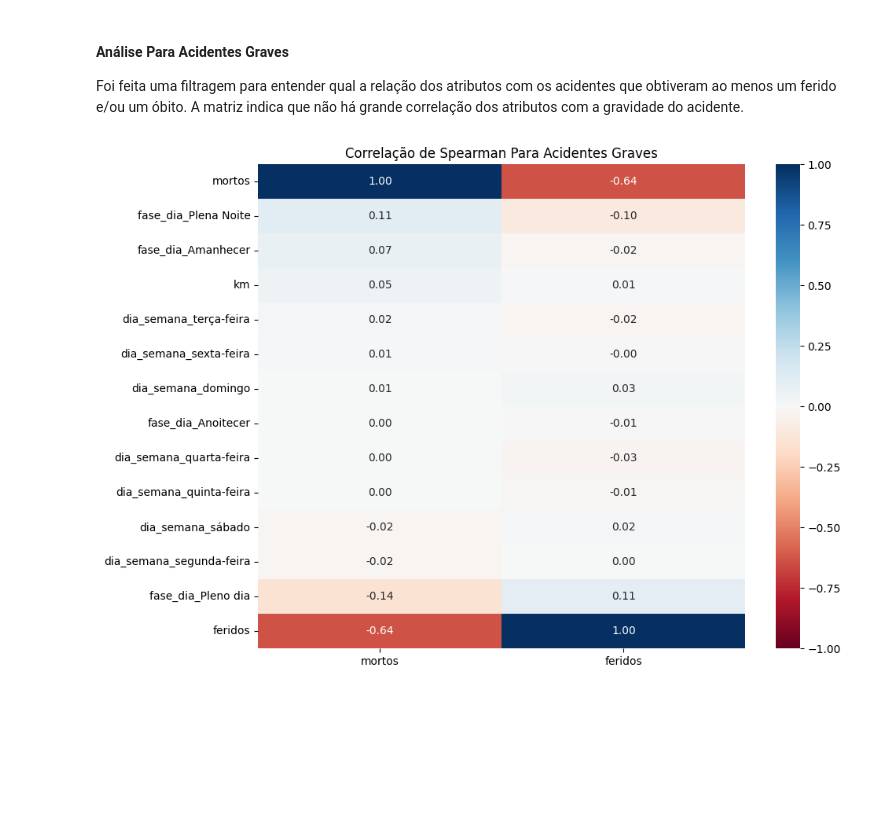
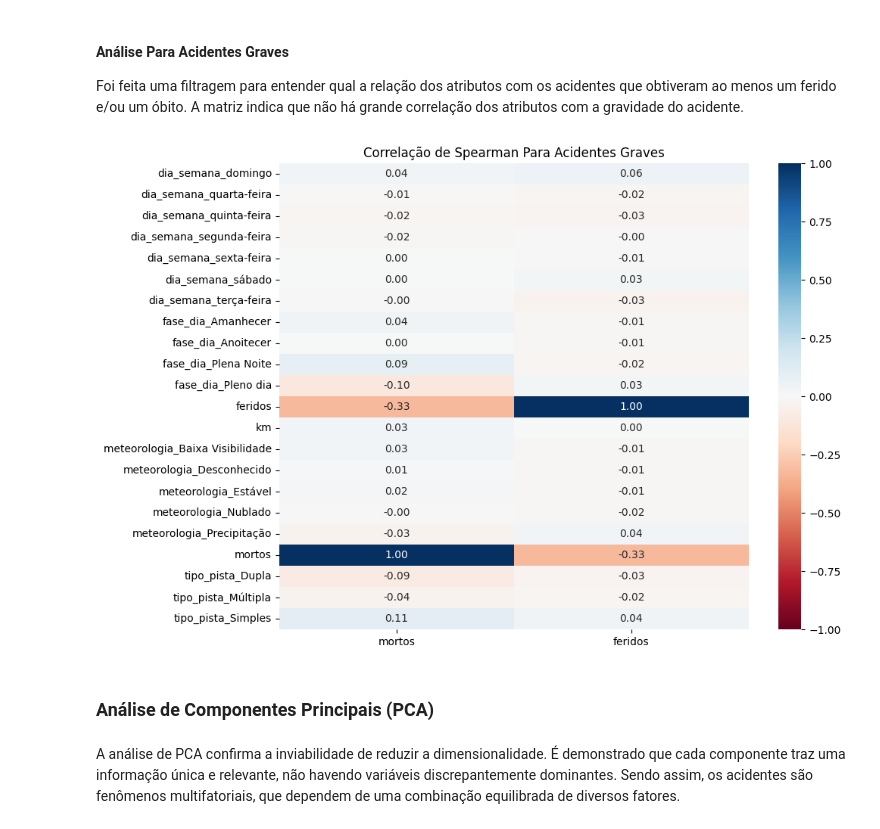
Before and after one commit to mmesqigor/Padroes-de-Acidentes-de-Transito-no-Brasil, a Jupyter notebook: index.ipynb, the cells around one changed output. Drawn from its saved outputs; the diff is of its cells as text; code cells hidden in the pictures; blank space fills up the shorter version.

```diff
--- a/index.ipynb
+++ b/index.ipynb
@@ -76,0 +73,22 @@ colunas inutilizadas foram retiradas
+# %%
+mapa_clima = {
+    "Céu Claro": "Estável",
+    "Sol": "Estável",
+    "Vento": "Estável",
+
+    "Nublado": "Nublado",
+
+    "Chuva": "Precipitação",
+    "Garoa/Chuvisco": "Precipitação",
+    "Granizo": "Precipitação",
+    "Neve": "Precipitação",
+
+    "Nevoeiro/Neblina": "Baixa Visibilidade",
+
+    "Ignorado": "Desconhecido",
+}
+
+df["meteorologia"] = (
+    df["condicao_metereologica"]
+    .map(mapa_clima)
+)
@@ -138,7 +158,9 @@ categoricas = [
     'dia_semana',
     'causa_acidente',
     'tipo_acidente',
-    'fase_dia'
+    'fase_dia',
+    'tipo_pista',
+    'meteorologia'
 ]
 
 df_encoded = pd.get_dummies(df_sample, columns=categoricas, drop_first=False)
@@ -354,16 +396,22 @@ Foi feita uma filtragem para entender qual a relação dos atributos com os acid
 # %%
 df_com_vitimas = df_encoded[df_encoded['mortos'] + df_encoded['feridos'] > 0].copy()
 
 # Selecionando apenas as colunas relacionadas a vítimas, quilometragem, dia de semana e fase do dia
-colunas_interesse = ['mortos', 'feridos', 'km'] + [c for c in df_encoded.columns if 'dia_semana' in c or 'fase_dia' in c]
+colunas_interesse = ['mortos', 'feridos', 'km'] + [c for c in df_encoded.columns if 'dia_semana' in c or 'fase_dia' in c or 'meteorologia' in c or 'tipo_pista' in c]
 corr_com_vitimas = df_com_vitimas[colunas_interesse].corr(method='spearman')
 
 plt.figure(figsize=(10, 8))
+
 # Verificando a correlação de todas as variáveis apenas contra 'mortos' e 'feridos'
 target_corr = corr_com_vitimas[['mortos', 'feridos']].sort_values(by='mortos', ascending=False)
+
+# Ordenar o eixo y alfabeticamente
+target_corr = target_corr.sort_index()
 
 sns.heatmap(target_corr, annot=True, cmap='RdBu', fmt=".2f", vmin=-1, vmax=1)
 plt.title('Correlação de Spearman Para Acidentes Graves')
 plt.show()
 # %% [output]
-[figure, old version]
+[figure, new version]
+# %% [markdown]
+### Análise de Componentes Principais (PCA)
@@ -369,0 +440,2 @@ plt.show()
+# %% [markdown]
+A análise de PCA confirma a inviabilidade de reduzir a dimensionalidade. É demonstrado que cada componente traz uma informação única e relevante, não havendo variáveis discrepantemente dominantes. Sendo assim, os acidentes são fenômenos multifatoriais, que dependem de uma combinação equilibrada de diversos fatores.
```
Also changed, not shown: parts of 15 cells of this notebook.
